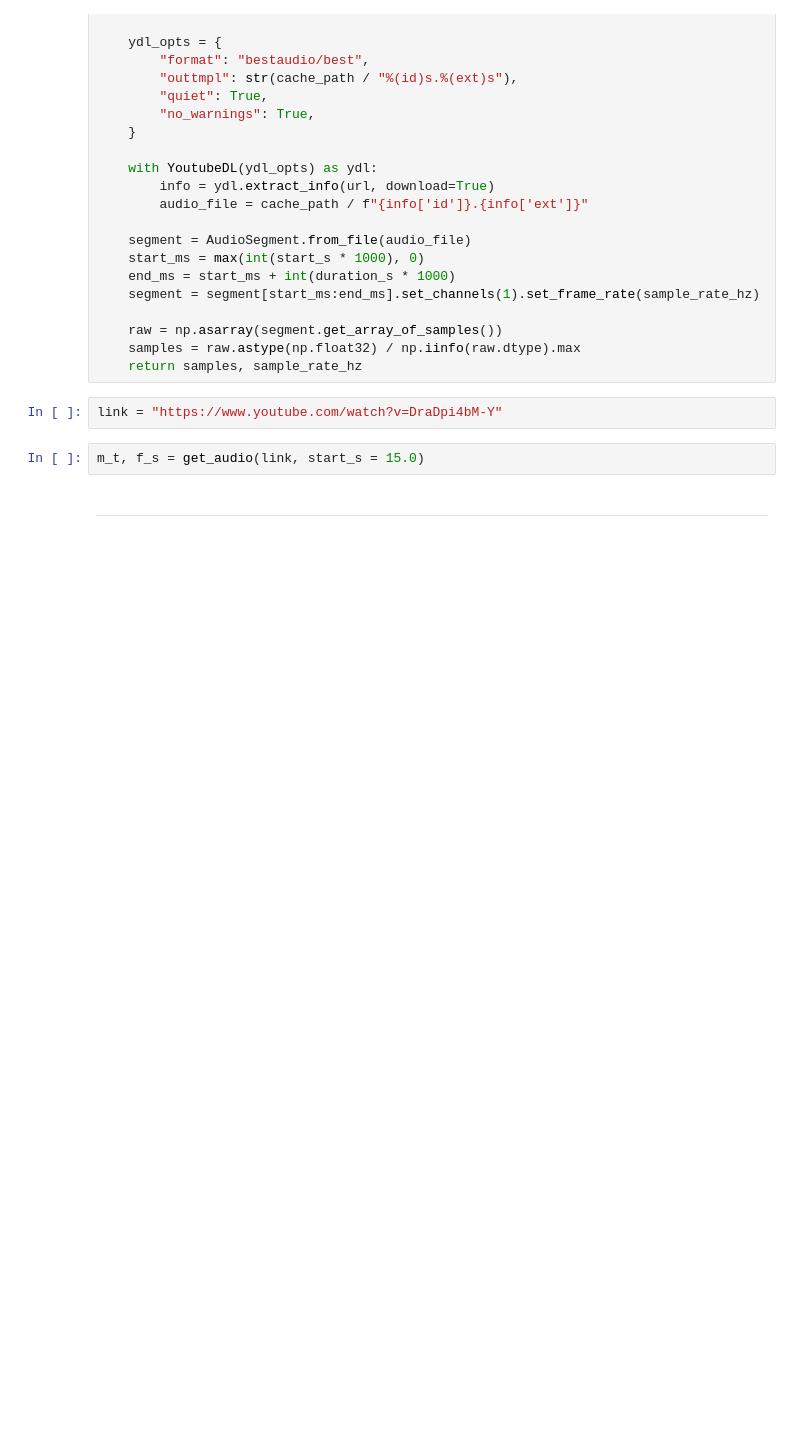
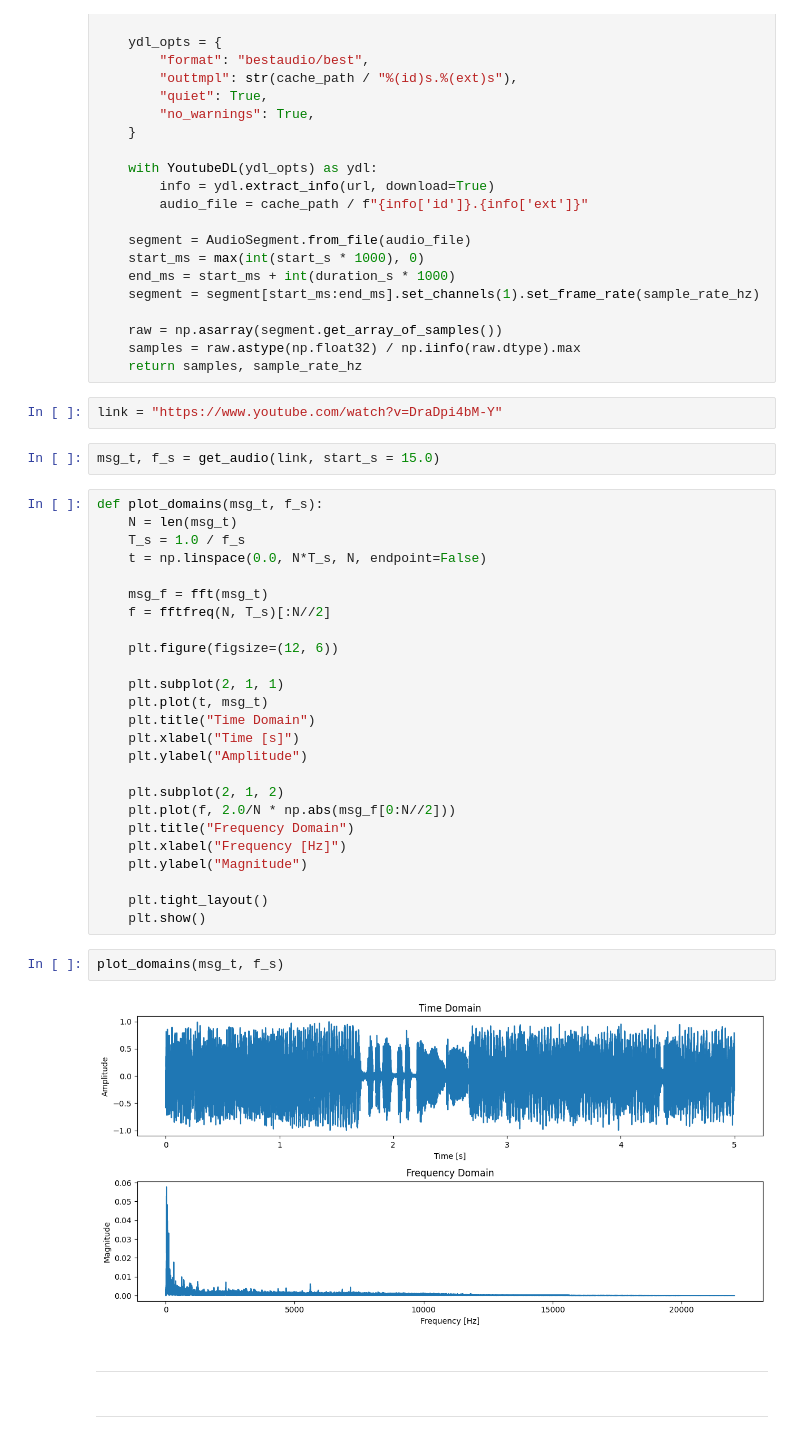
Before and after one commit to AlmondSund/SyS_2025_2, a Jupyter notebook: Analisis_SyS/Parcial/Parcial2-SyS.ipynb, the cells around one changed output. Drawn from its saved outputs; the diff is of its cells as text; blank space fills up the shorter version.

```diff
--- a/Analisis_SyS/Parcial/Parcial2-SyS.ipynb
+++ b/Analisis_SyS/Parcial/Parcial2-SyS.ipynb
@@ -74,9 +76,40 @@ def get_audio(
 # %%
 link = "https://www.youtube.com/watch?v=DraDpi4bM-Y"
 # %%
-m_t, f_s = get_audio(link, start_s = 15.0)
+msg_t, f_s = get_audio(link, start_s = 15.0)
+# %%
+def plot_domains(msg_t, f_s):
+    N = len(msg_t)
+    T_s = 1.0 / f_s
+    t = np.linspace(0.0, N*T_s, N, endpoint=False)
+
+    msg_f = fft(msg_t)
+    f = fftfreq(N, T_s)[:N//2]
+
+    plt.figure(figsize=(12, 6))
+
+    plt.subplot(2, 1, 1)
+    plt.plot(t, msg_t)
+    plt.title("Time Domain")
+    plt.xlabel("Time [s]")
+    plt.ylabel("Amplitude")
+
+    plt.subplot(2, 1, 2)
+    plt.plot(f, 2.0/N * np.abs(msg_f[0:N//2]))
+    plt.title("Frequency Domain")
+    plt.xlabel("Frequency [Hz]")
+    plt.ylabel("Magnitude")
+
+    plt.tight_layout()
+    plt.show()
+# %%
+plot_domains(msg_t, f_s)
+# %% [output]
+[figure, added]
 # %% [markdown]
 ---
+# %% [markdown]
+---
 # %% [markdown]
 **2.** Determine la función de transferencia que modela el sistema masa-resorte-amortiguador presentado en la siguiente figura:
 
```
Also changed, not shown: parts of 1 cell of this notebook.
